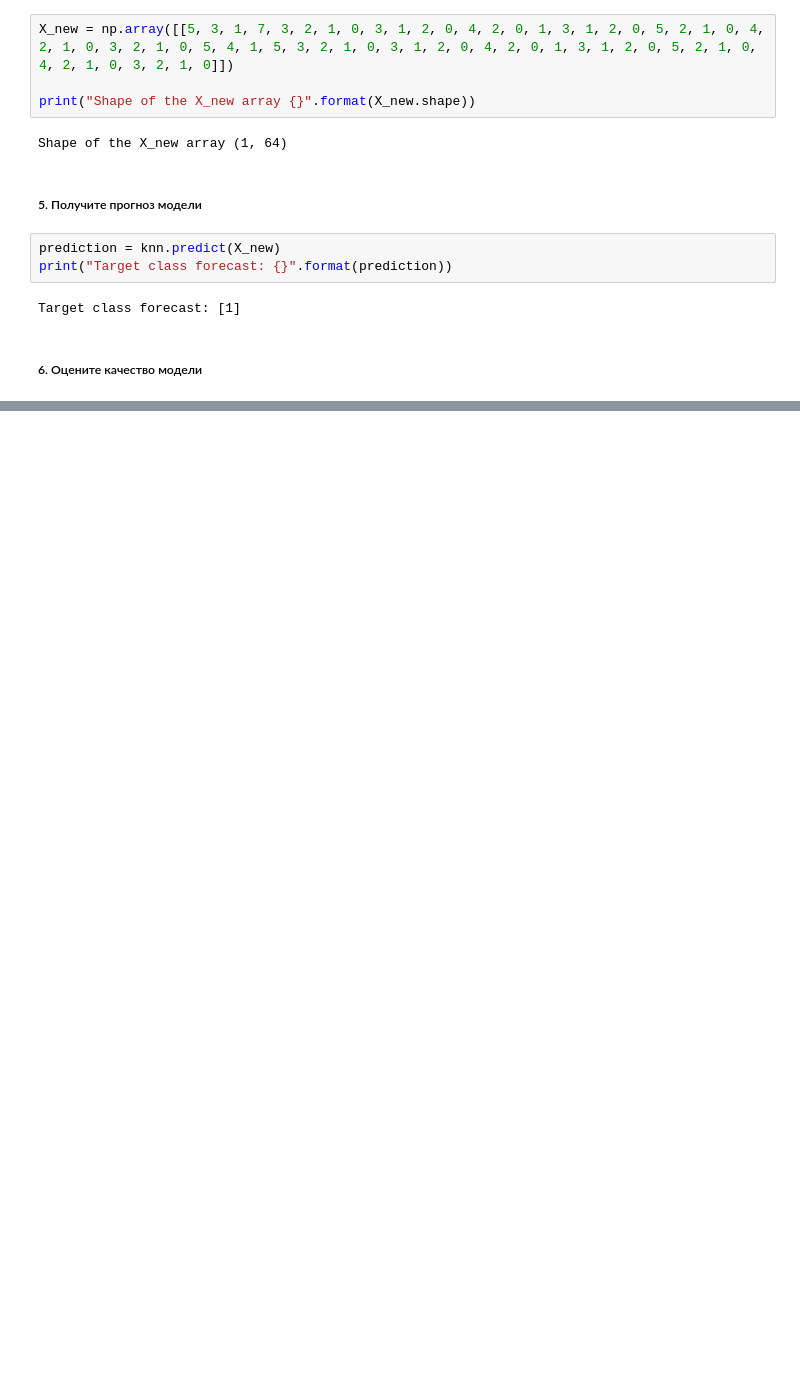
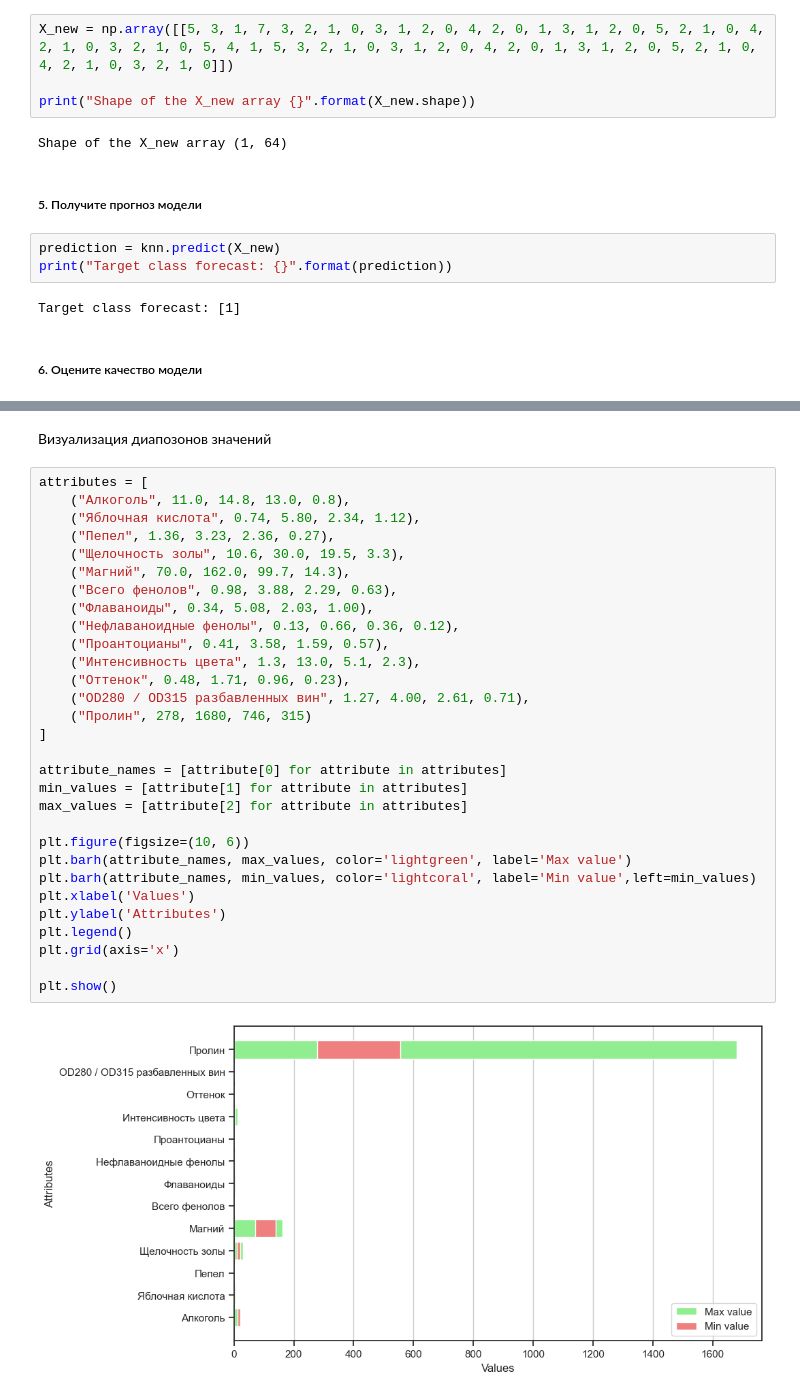
Before and after one commit to ayanasgba/big_data_labs, a Jupyter notebook: labWork4/lab4_Sagynbekova.ipynb, the cells around one changed output, grey strips where cells are left out. Drawn from its saved outputs; the diff is of its cells as text; blank space fills up the shorter version.

```diff
--- a/labWork4/lab4_Sagynbekova.ipynb
+++ b/labWork4/lab4_Sagynbekova.ipynb
@@ -249,0 +497,34 @@ print("Hello")
+# %% [markdown]
+Визуализация диапозонов значений
+# %%
+attributes = [
+    ("Алкоголь", 11.0, 14.8, 13.0, 0.8),
+    ("Яблочная кислота", 0.74, 5.80, 2.34, 1.12),
+    ("Пепел", 1.36, 3.23, 2.36, 0.27),
+    ("Щелочность золы", 10.6, 30.0, 19.5, 3.3),
+    ("Магний", 70.0, 162.0, 99.7, 14.3),
+    ("Всего фенолов", 0.98, 3.88, 2.29, 0.63),
+    ("Флаваноиды", 0.34, 5.08, 2.03, 1.00),
+    ("Нефлаваноидные фенолы", 0.13, 0.66, 0.36, 0.12),
+    ("Проантоцианы", 0.41, 3.58, 1.59, 0.57),
+    ("Интенсивность цвета", 1.3, 13.0, 5.1, 2.3),
+    ("Оттенок", 0.48, 1.71, 0.96, 0.23),
+    ("OD280 / OD315 разбавленных вин", 1.27, 4.00, 2.61, 0.71),
+    ("Пролин", 278, 1680, 746, 315)
+]
+
+attribute_names = [attribute[0] for attribute in attributes]
+min_values = [attribute[1] for attribute in attributes]
+max_values = [attribute[2] for attribute in attributes]
+
+plt.figure(figsize=(10, 6))
+plt.barh(attribute_names, max_values, color='lightgreen', label='Max value')
+plt.barh(attribute_names, min_values, color='lightcoral', label='Min value',left=min_values)
+plt.xlabel('Values')
+plt.ylabel('Attributes')
+plt.legend()
+plt.grid(axis='x')
+
+plt.show()
+# %% [output]
+[figure, added]
```
Also changed, not shown: parts of 53 cells of this notebook.
